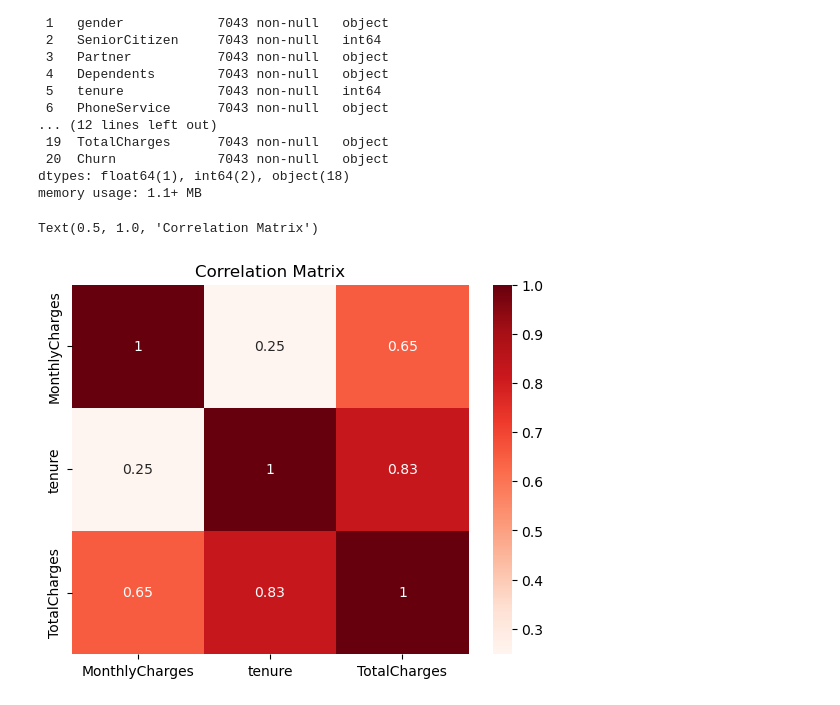
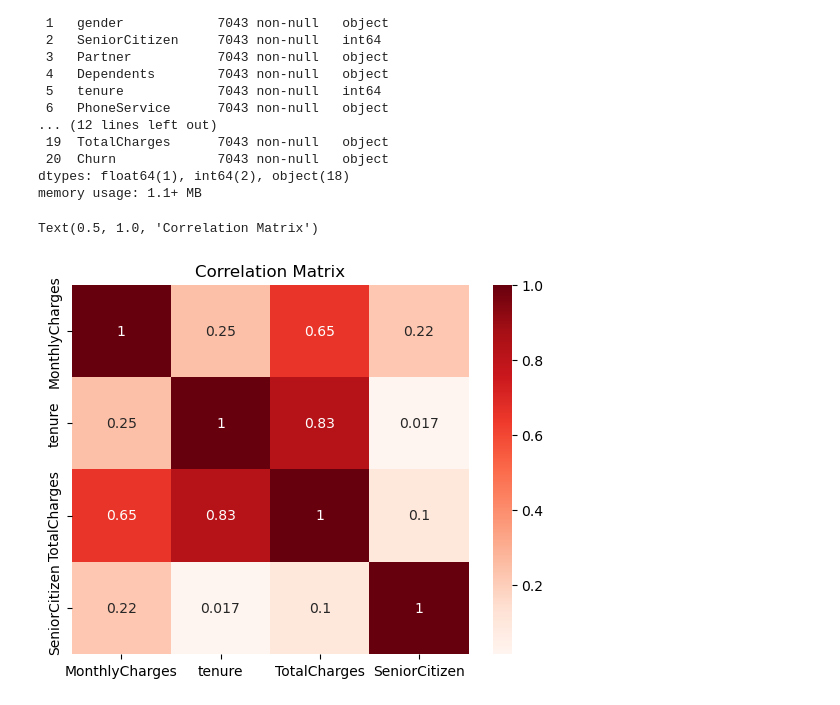
Before and after one commit to AyatiOgo/CUSTOMER_CHURN_PREDICTION_MACHINE_LEARNING_PROJECT, a Jupyter notebook: EX_A/churn_model.ipynb, the cells around one changed output. Cells and saved outputs as stored; diff of their text form; code cells hidden in the pictures.

```diff
--- a/EX_A/churn_model.ipynb
+++ b/EX_A/churn_model.ipynb
@@ -186,10 +186,10 @@ memory usage: 1.1+ MB
 # %%
 df['TotalCharges'] = pd.to_numeric(df['TotalCharges'], errors='coerce')
 # %%
-df_cor = df[['MonthlyCharges', 'tenure', 'TotalCharges']].corr()
+df_cor = df[['MonthlyCharges', 'tenure', 'TotalCharges', 'SeniorCitizen']].corr()
 
 sns.heatmap(df_cor, annot=True, cmap='Reds')
 plt.title('Correlation Matrix')
 # %% [output]
 Text(0.5, 1.0, 'Correlation Matrix')
-[figure, old version]
+[figure, new version]
```
Also changed, not shown: parts of 6 cells of this notebook.
